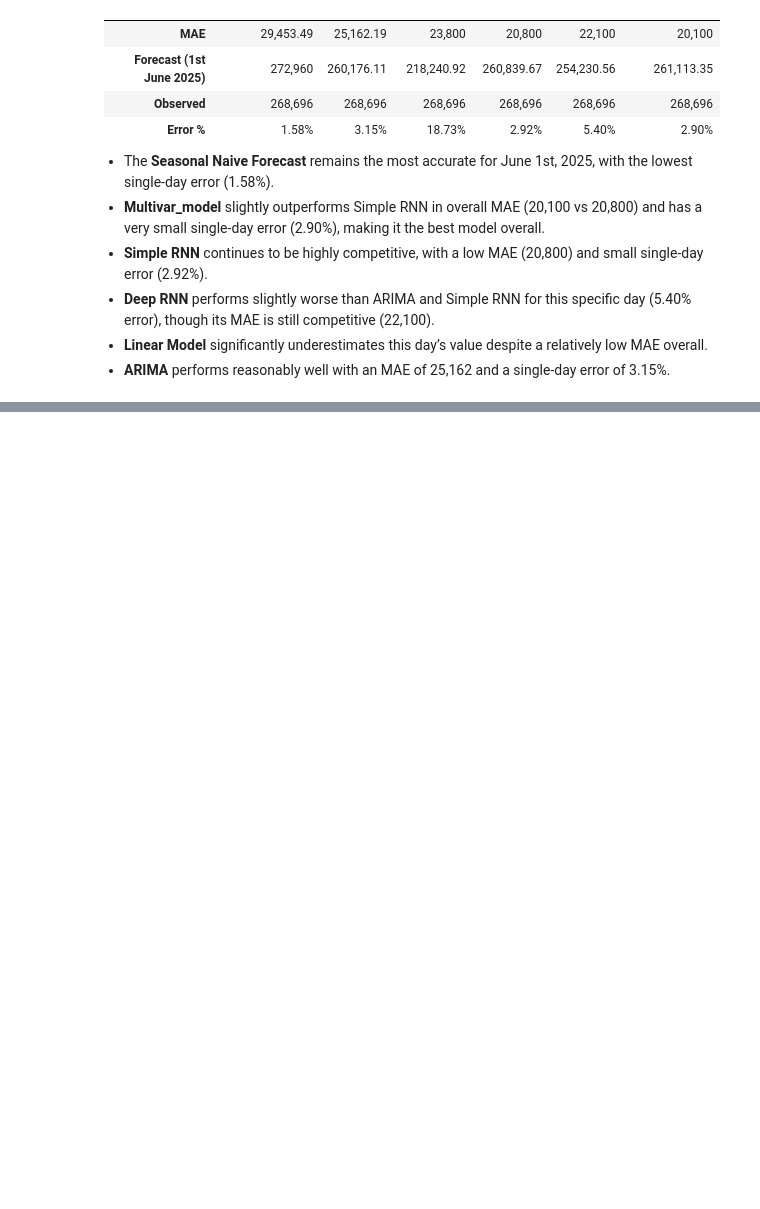
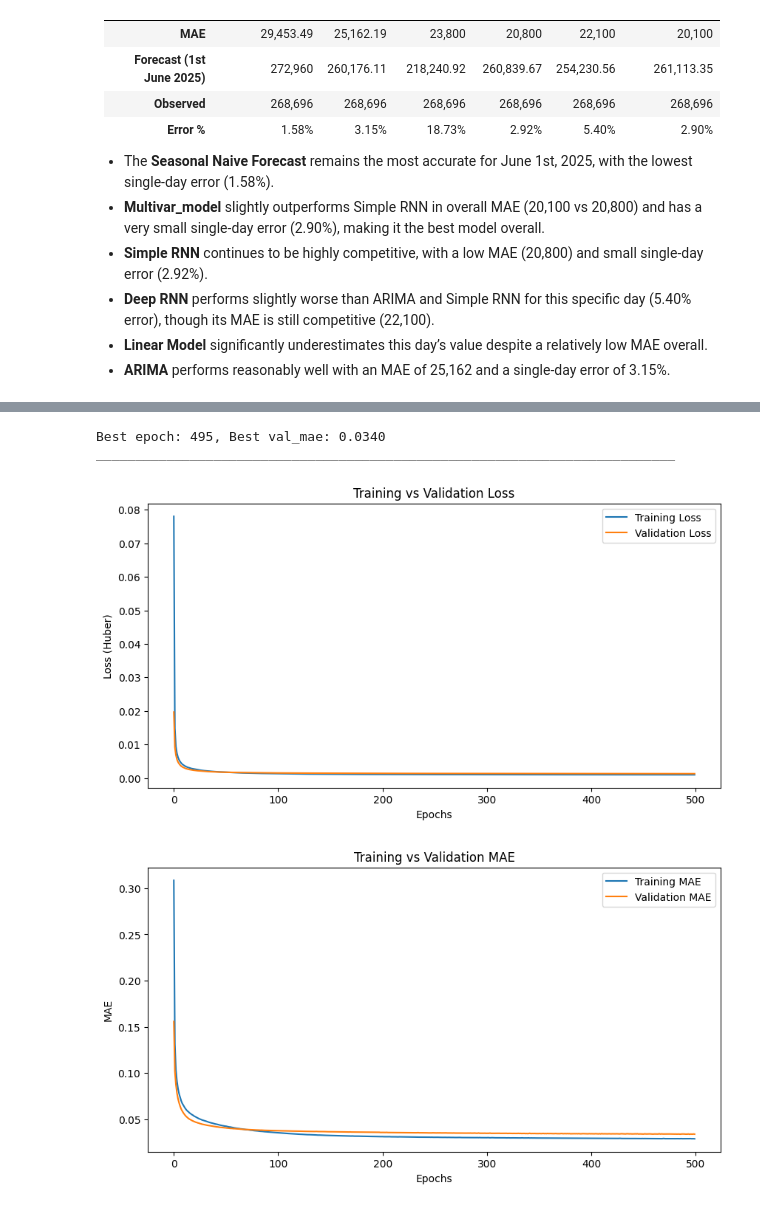
Before and after one commit to lekanOyeleye/Timeseries-Forecasting, a Jupyter notebook: Timeseries Analysis.ipynb, the cells around one changed output, grey strips where cells are left out. Drawn from its saved outputs; the diff is of its cells as text; code cells hidden in the pictures; blank space fills up the shorter version.

```diff
--- a/Timeseries Analysis.ipynb
+++ b/Timeseries Analysis.ipynb
@@ -978,0 +1096,13 @@ Next day original: 268696
+# %%
+# helper function to make it easier to extract windows from a dataset
+def to_windows(dataset, length):
+    dataset = dataset.window(length, shift=1, drop_remainder=True)
+    return dataset.flat_map(lambda window_ds: window_ds.batch(length))
+
+# Utility function to prepare the dataset for seq-to-seq dataset
+def to_seq2seq_dataset(series, seq_length=56, ahead=14, target_col=1, batch_size=32, shuffle=False, seed=None):
+    ds = to_windows(tf.data.Dataset.from_tensor_slices(series), ahead + 1)
+    ds = to_windows(ds, seq_length).map(lambda S: (S[:, 0], S[:, 1:, 1]))
+    if shuffle:
+        ds = ds.shuffle(8 * batch_size, seed=seed)
+    return ds.batch(batch_size)
@@ -978,0 +1111,17 @@ Next day original: 268696
+# %%
+seq2seq_train = to_seq2seq_dataset(mulvar_train, shuffle=True, seed=42)
+seq2seq_valid = to_seq2seq_dataset(mulvar_valid)
+# %%
+tf.keras.backend.clear_session()
+
+# Returning the sequence is the only difference to the previous ahead_model
+seq2seq_model = tf.keras.Sequential([
+    tf.keras.layers.SimpleRNN(32, return_sequences=True, input_shape=[None, 5]),
+    tf.keras.layers.Dense(14)
+])
+# %%
+early_stopping_cb = tf.keras.callbacks.EarlyStopping(monitor="val_mae", patience=50, restore_best_weights=True)
+opt = tf.keras.optimizers.SGD(learning_rate=0.02, momentum=0.9)
+
+seq2seq_model.compile(loss=tf.keras.losses.Huber(), optimizer=opt, metrics=["mae"])
+history = seq2seq_model.fit(seq2seq_train, validation_data=seq2seq_valid, epochs=500, callbacks=[early_stopping_cb])
@@ -978,0 +1146,9 @@ Next day original: 268696
+# %%
+get_val_mae(history=history)
+print('__________________________________________________________________________')
+plot_history(history=history)
+# %% [output]
+Best epoch: 495, Best val_mae: 0.0340
+__________________________________________________________________________
+[figure, added]
+[figure, added]
```
Also changed, not shown: parts of 36 cells of this notebook.
